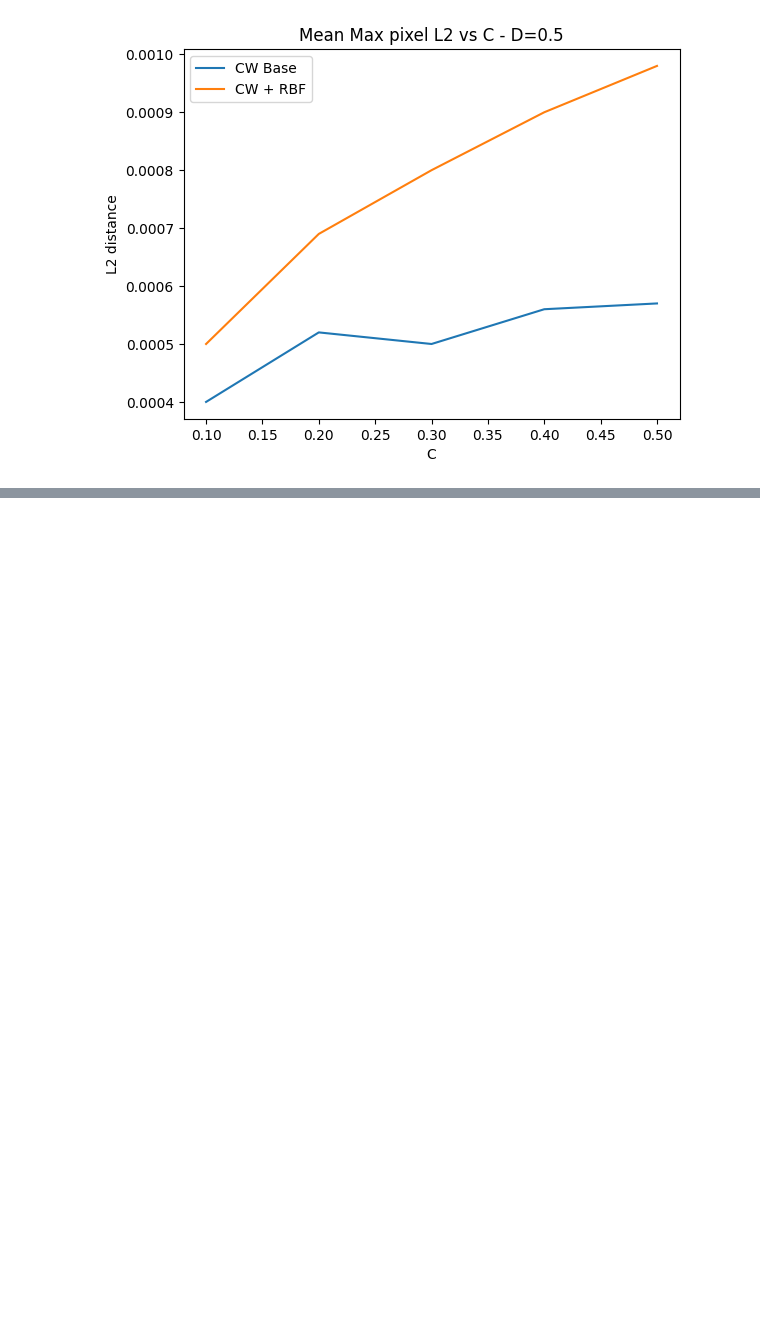
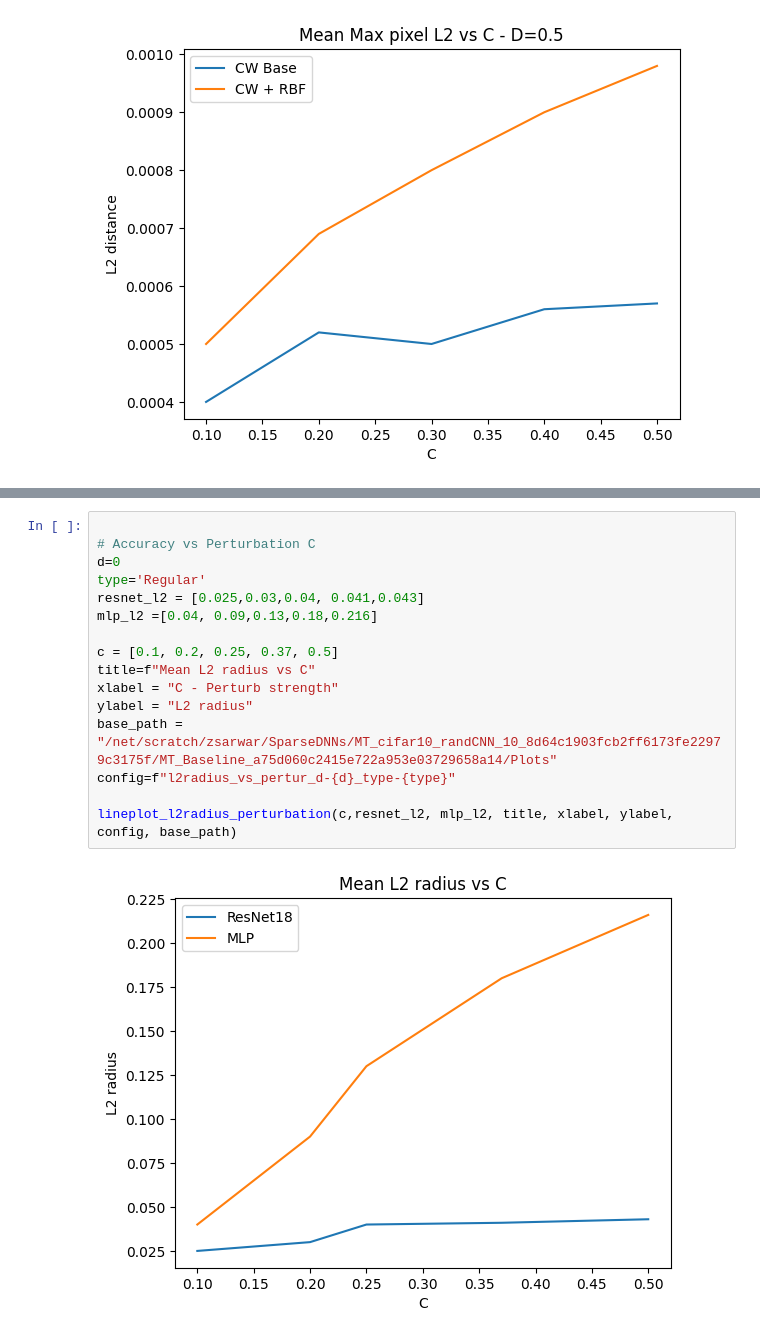
Before and after one commit to zainsarwar865/SparseDNNs, a Jupyter notebook: scripts/analysis.ipynb, the cells around one changed output, grey strips where cells are left out. Cells and saved outputs as stored; diff of their text form; blank space fills up the shorter version.

```diff
--- a/scripts/analysis.ipynb
+++ b/scripts/analysis.ipynb
@@ -815,0 +1067,18 @@ lineplot_l2radius_perturbation(c,base_l2, integrated_l2, title, xlabel, ylabel,
+# %%
+
+# Accuracy vs Perturbation C
+d=0
+type='Regular'
+resnet_l2 = [0.025,0.03,0.04, 0.041,0.043]
+mlp_l2 =[0.04, 0.09,0.13,0.18,0.216]
+
+c = [0.1, 0.2, 0.25, 0.37, 0.5]
+title=f"Mean L2 radius vs C"
+xlabel = "C - Perturb strength"
+ylabel = "L2 radius"
+base_path = "/net/scratch/zsarwar/SparseDNNs/MT_cifar10_randCNN_10_8d64c1903fcb2ff6173fe22979c3175f/MT_Baseline_a75d060c2415e722a953e03729658a14/Plots"
+config=f"l2radius_vs_pertur_d-{d}_type-{type}"
+
+lineplot_l2radius_perturbation(c,resnet_l2, mlp_l2, title, xlabel, ylabel, config, base_path)
+# %% [output]
+[figure, added]
```
Also changed, not shown: parts of 19 cells of this notebook, 10 other files.
